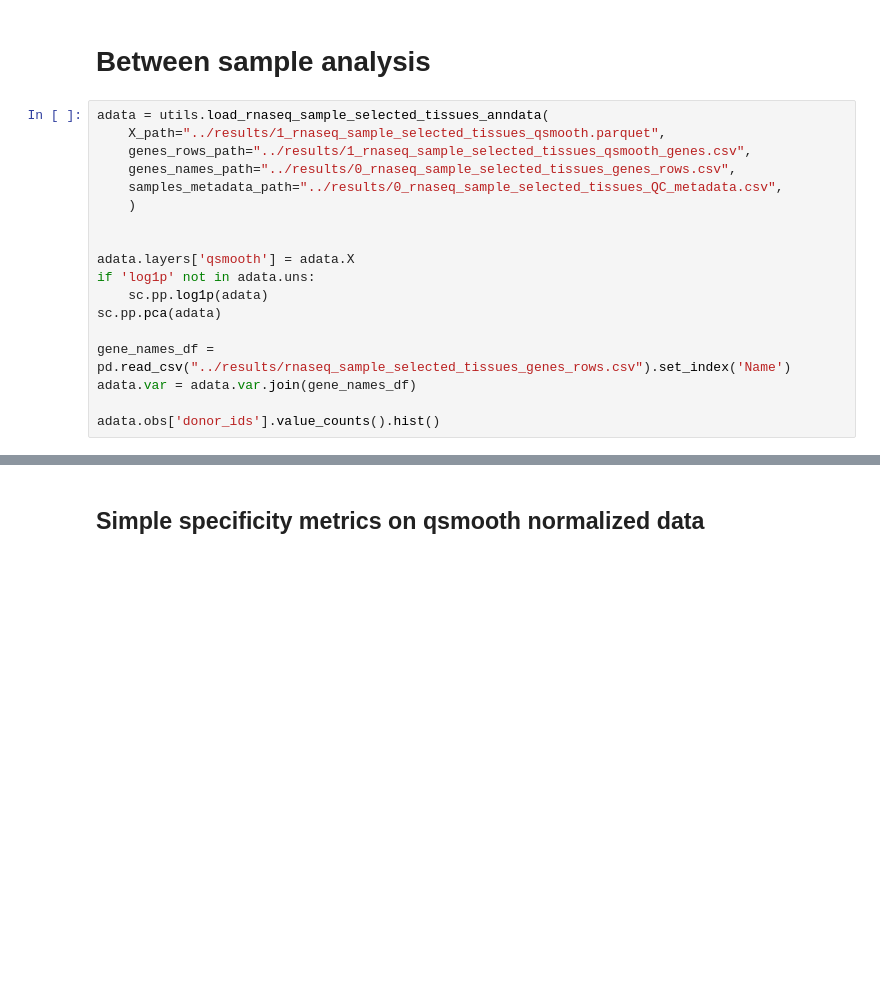
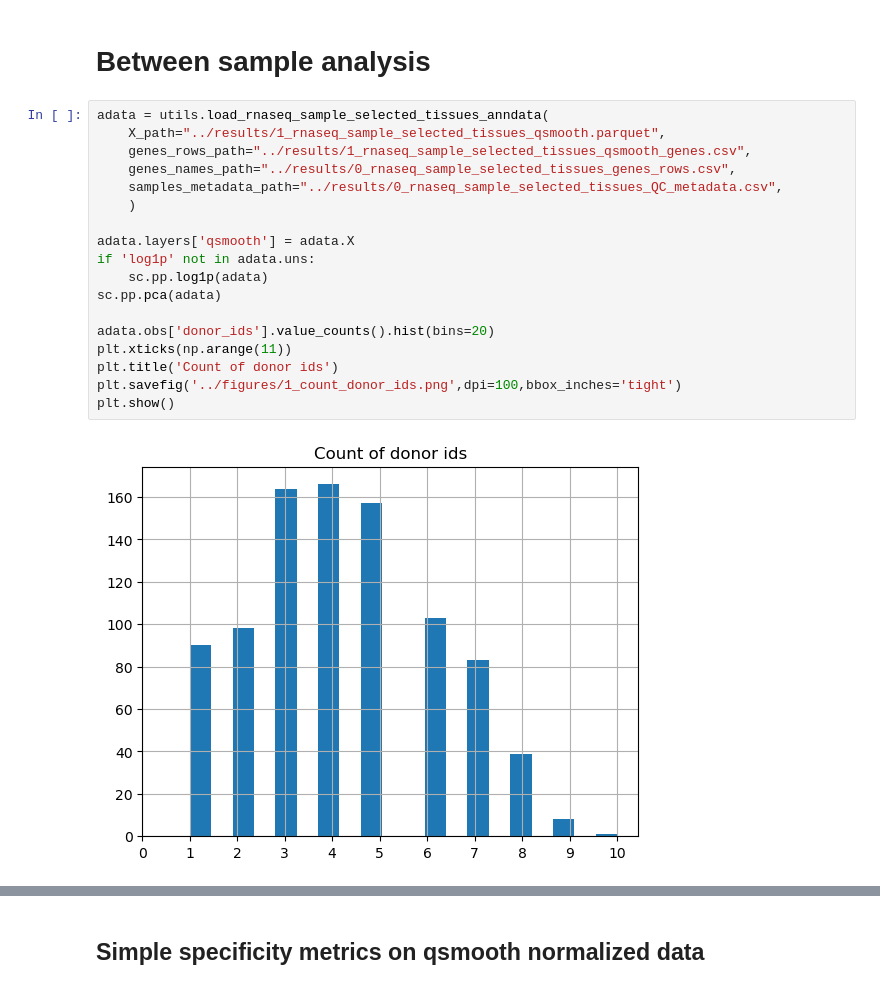
Before and after one commit to j-bac/GTEx_analysis, a Jupyter notebook: analyses/1_baseline_specificity.ipynb, the cells around one changed output, grey strips where cells are left out. Cells and saved outputs as stored; diff of their text form; blank space fills up the shorter version.

```diff
--- a/analyses/1_baseline_specificity.ipynb
+++ b/analyses/1_baseline_specificity.ipynb
@@ -55,18 +34,20 @@ def Tau_mat(X):
 # %%
 adata = utils.load_rnaseq_sample_selected_tissues_anndata(
     X_path="../results/1_rnaseq_sample_selected_tissues_qsmooth.parquet",
     genes_rows_path="../results/1_rnaseq_sample_selected_tissues_qsmooth_genes.csv",
     genes_names_path="../results/0_rnaseq_sample_selected_tissues_genes_rows.csv",
     samples_metadata_path="../results/0_rnaseq_sample_selected_tissues_QC_metadata.csv",
     )
 
-
 adata.layers['qsmooth'] = adata.X
 if 'log1p' not in adata.uns:
     sc.pp.log1p(adata)
 sc.pp.pca(adata)
 
-gene_names_df = pd.read_csv("../results/rnaseq_sample_selected_tissues_genes_rows.csv").set_index('Name')
-adata.var = adata.var.join(gene_names_df)
-
-adata.obs['donor_ids'].value_counts().hist()
+adata.obs['donor_ids'].value_counts().hist(bins=20)
+plt.xticks(np.arange(11))
+plt.title('Count of donor ids')
+plt.savefig('../figures/1_count_donor_ids.png',dpi=100,bbox_inches='tight')
+plt.show()
+# %% [output]
+[figure, added]
```
Also changed, not shown: parts of 26 cells of this notebook.
